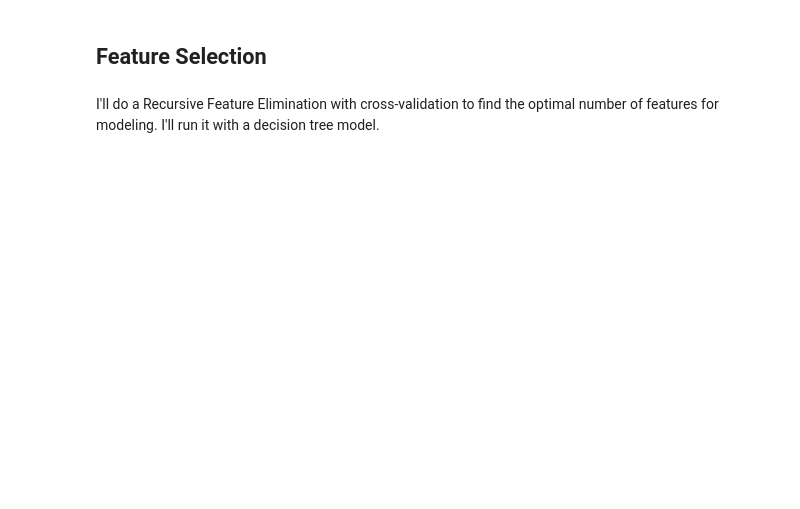
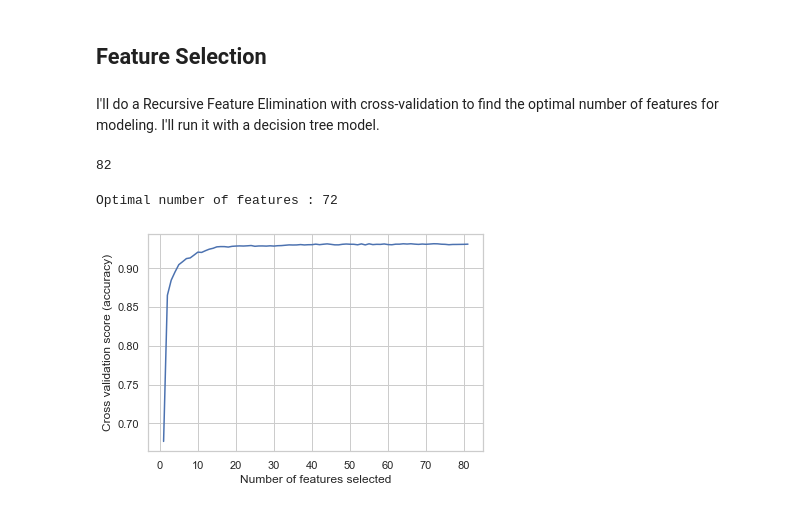
Before and after one commit to nataliablock/bank_marketing_prediction, a Jupyter notebook: bank_marketing_pred.ipynb, the cells around one changed output. Saved outputs shown, nothing was run; the diff lists cells and outputs as text; code cells hidden in the pictures; blank space fills up the shorter version.

Commit message:
evaluating optimal number of features to select

```diff
--- a/bank_marketing_pred.ipynb
+++ b/bank_marketing_pred.ipynb
@@ -520,4 +534,51 @@ Name: y, dtype: int64
+# %%
+#List with numeric features
+num=['age','balance', 'campaign','pdays','previous']
+# %%
+#Scaling numeric features. I'll use MinMaxScaler so the variables will
+# be between 0 and 1
+scaler = MinMaxScaler()
+
+bank[num]= pd.DataFrame(scaler.fit_transform(bank[num]))
 # %% [markdown]
 ## Feature Selection
 # %% [markdown]
 I'll do a Recursive Feature Elimination with cross-validation to find the optimal number of features for modeling. I'll run it with a decision tree model.
+# %%
+len(bank.columns)
+# %% [output]
+82
+# %%
+#Separating X and y to run RFECV
+
+X_rfe=bank.loc[:, bank.columns != 'y']
+y_rfe=bank['y']
+# %%
+# Create the RFE object and compute a cross-validated score.
+
+#Estimator will be a decision tree
+est = DecisionTreeClassifier(random_state=0)
+
+# Minimum number of features to consider
+min_features_to_select = 1
+
+rfecv = RFECV(est, step=1, cv=RepeatedKFold(n_splits=3, n_repeats=2,random_state=0),
+              scoring='accuracy',
+              min_features_to_select=min_features_to_select)
+rfecv.fit(X_rfe, y_rfe)
+
+
+print("Optimal number of features : %d" % rfecv.n_features_)
+# %% [output]
+Optimal number of features : 72
+# %%
+# Plot number of features VS. cross-validation scores
+plt.figure()
+plt.xlabel("Number of features selected")
+plt.ylabel("Cross validation score (accuracy)")
+plt.plot(range(min_features_to_select,
+               len(rfecv.grid_scores_) + min_features_to_select),
+         rfecv.grid_scores_)
+plt.show()
+# %% [output]
+[figure, added]
```
Also changed, not shown: parts of 7 cells of this notebook.
